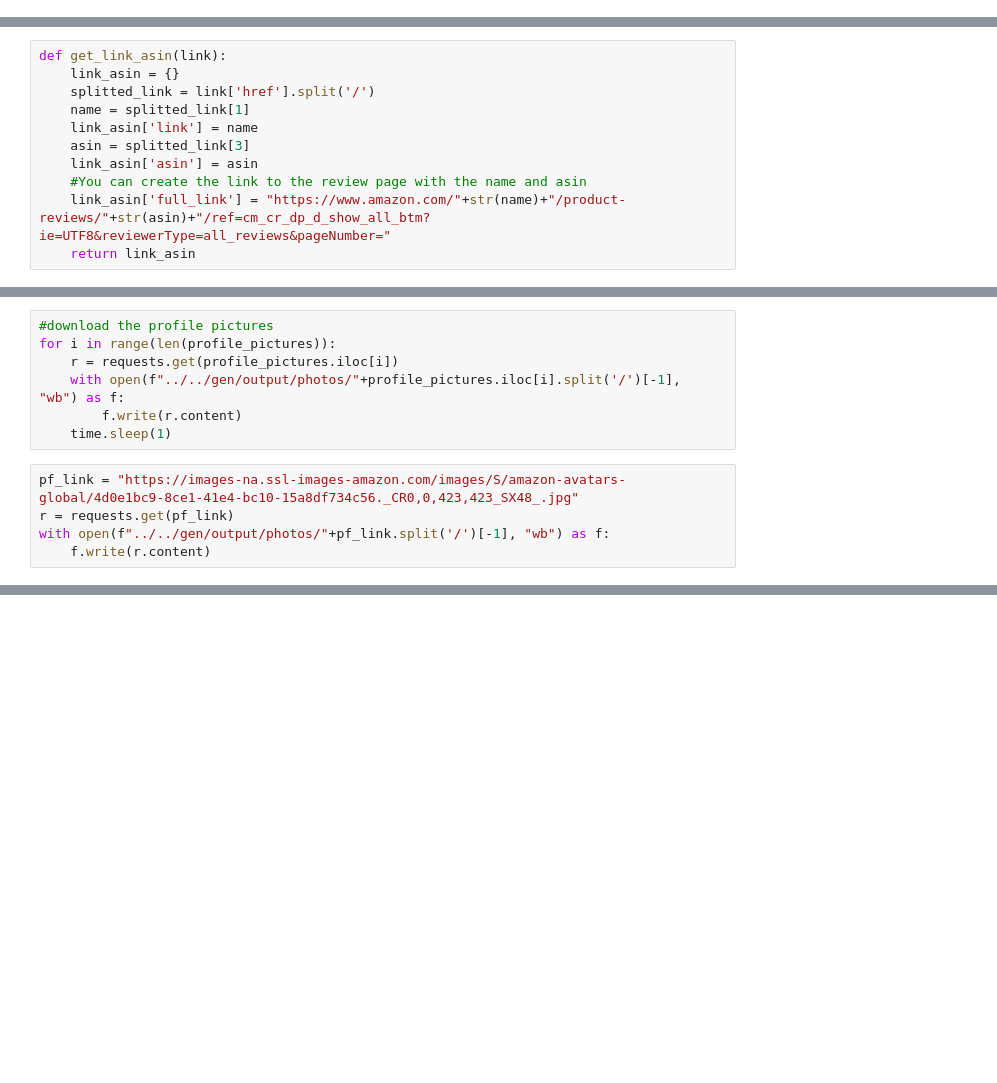
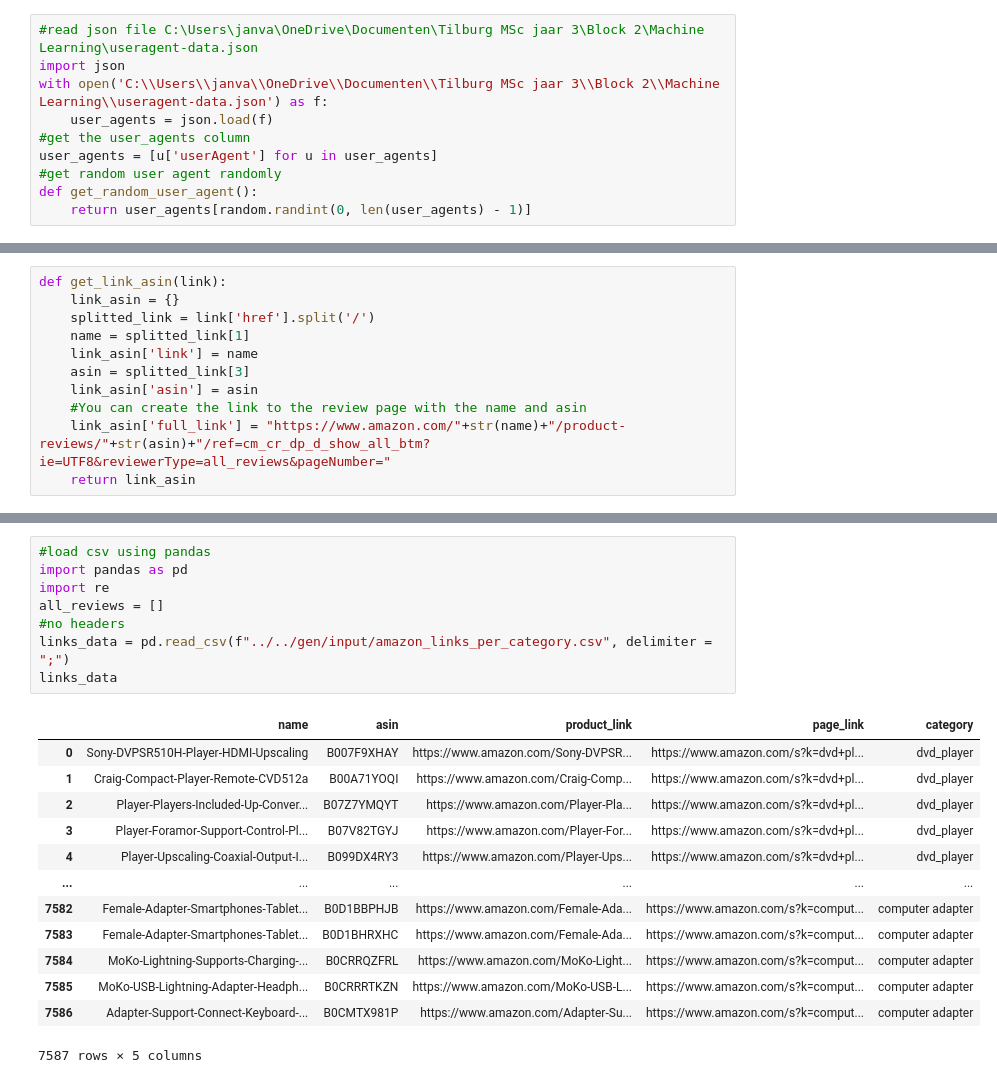
Before and after one commit to janvanderdoe/data_science_thesis, a Jupyter notebook: src/scraper/dss_scraper.ipynb, the cells around one changed output, grey strips where cells are left out. Saved outputs shown, nothing was run; the diff lists cells and outputs as text; blank space fills up the shorter version.

```diff
--- a/src/scraper/dss_scraper.ipynb
+++ b/src/scraper/dss_scraper.ipynb
@@ -11,6 +24,16 @@ client = docker.from_env()
 container = client.containers.get('splash')
 #start container
 container.start()
+# %%
+#read json file C:\Users\janva\OneDrive\Documenten\Tilburg MSc jaar 3\Block 2\Machine Learning\useragent-data.json
+import json
+with open('C:\\Users\\janva\\OneDrive\\Documenten\\Tilburg MSc jaar 3\\Block 2\\Machine Learning\\useragent-data.json') as f:
+    user_agents = json.load(f)
+#get the user_agents column
+user_agents = [u['userAgent'] for u in user_agents]
+#get random user agent randomly
+def get_random_user_agent():
+    return user_agents[random.randint(0, len(user_agents) - 1)]
 # %%
 def get_soup(url):
     t = 0
@@ -372,12 +82,0 @@ profile_pictures.iloc[0].split('/')[-1]
-# %%
-#download the profile pictures
-for i in range(len(profile_pictures)):
-    r = requests.get(profile_pictures.iloc[i])
-    with open(f"../../gen/output/photos/"+profile_pictures.iloc[i].split('/')[-1], "wb") as f:
-        f.write(r.content)
-    time.sleep(1)
-# %%
-pf_link = "https://images-na.ssl-images-amazon.com/images/S/amazon-avatars-global/4d0e1bc9-8ce1-41e4-bc10-15a8df734c56._CR0,0,423,423_SX48_.jpg"
-r = requests.get(pf_link)
-with open(f"../../gen/output/photos/"+pf_link.split('/')[-1], "wb") as f:
-    f.write(r.content)
@@ -383,0 +320,22 @@ with open(f"../../gen/output/photos/"+pf_link.split('/')[-1], "wb") as f:
+# %%
+#load csv using pandas
+import pandas as pd
+import re
+all_reviews = []
+#no headers
+links_data = pd.read_csv(f"../../gen/input/amazon_links_per_category.csv", delimiter = ";")
+links_data
+# %% [output]
+|  | name | asin | product_link | page_link | category |
+| 0 | Sony-DVPSR510H-Player-HDMI-Upscaling | B007F9XHAY | https://www.amazon.com/Sony-DVPSR... | https://www.amazon.com/s?k=dvd+pl... | dvd_player |
+| 1 | Craig-Compact-Player-Remote-CVD512a | B00A71YOQI | https://www.amazon.com/Craig-Comp... | https://www.amazon.com/s?k=dvd+pl... | dvd_player |
+| 2 | Player-Players-Included-Up-Conver... | B07Z7YMQYT | https://www.amazon.com/Player-Pla... | https://www.amazon.com/s?k=dvd+pl... | dvd_player |
+| 3 | Player-Foramor-Support-Control-Pl... | B07V82TGYJ | https://www.amazon.com/Player-For... | https://www.amazon.com/s?k=dvd+pl... | dvd_player |
+| 4 | Player-Upscaling-Coaxial-Output-I... | B099DX4RY3 | https://www.amazon.com/Player-Ups... | https://www.amazon.com/s?k=dvd+pl... | dvd_player |
+| ... | ... | ... | ... | ... | ... |
+| 7582 | Female-Adapter-Smartphones-Tablet... | B0D1BBPHJB | https://www.amazon.com/Female-Ada... | https://www.amazon.com/s?k=comput... | computer adapter |
+| 7583 | Female-Adapter-Smartphones-Tablet... | B0D1BHRXHC | https://www.amazon.com/Female-Ada... | https://www.amazon.com/s?k=comput... | computer adapter |
+| 7584 | MoKo-Lightning-Supports-Charging-... | B0CRRQZFRL | https://www.amazon.com/MoKo-Light... | https://www.amazon.com/s?k=comput... | computer adapter |
+| 7585 | MoKo-USB-Lightning-Adapter-Headph... | B0CRRRTKZN | https://www.amazon.com/MoKo-USB-L... | https://www.amazon.com/s?k=comput... | computer adapter |
+| 7586 | Adapter-Support-Connect-Keyboard-... | B0CMTX981P | https://www.amazon.com/Adapter-Su... | https://www.amazon.com/s?k=comput... | computer adapter |
+7587 rows × 5 columns
```
Also changed, not shown: parts of 56 cells of this notebook, 7 other files.
